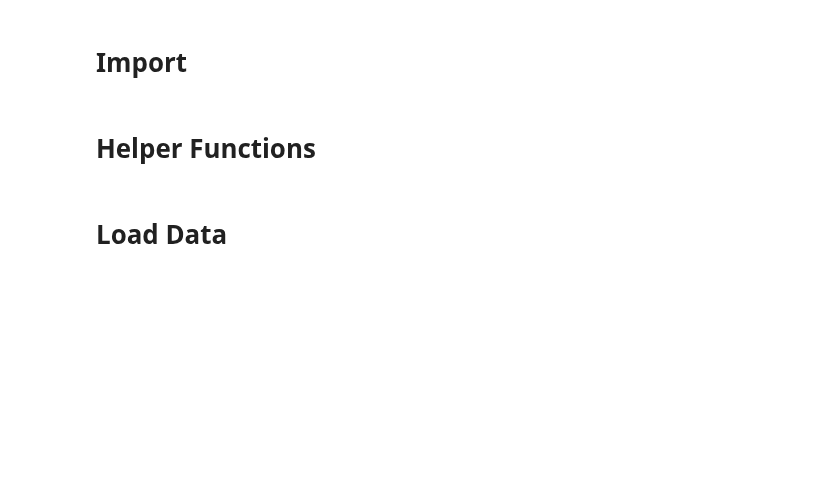
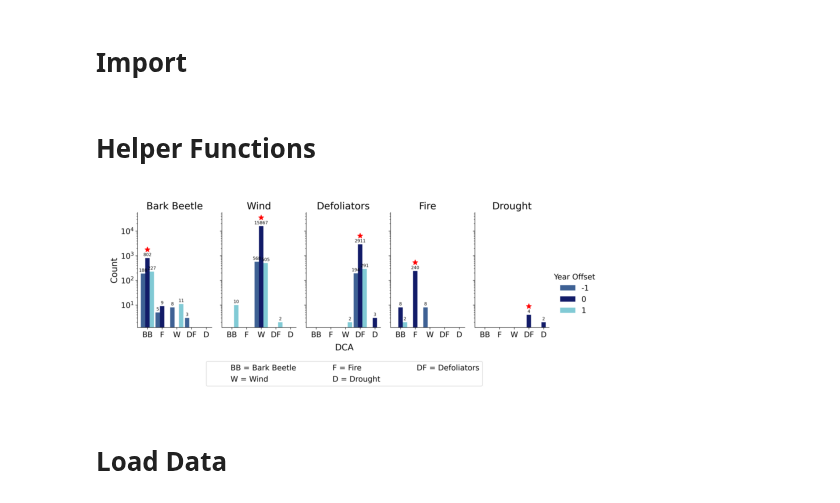
Before and after one commit to Franziska279/ForExD-WP1-P1, a Jupyter notebook: src/09_timeseries_plot.ipynb, the cells around one changed output. Saved outputs shown, nothing was run; the diff lists cells and outputs as text; code cells hidden in the pictures; blank space fills up the shorter version.

```diff
--- a/src/09_timeseries_plot.ipynb
+++ b/src/09_timeseries_plot.ipynb
@@ -299,6 +308,22 @@ custom_colors = {
     'drought': '#FFBA08', # tab:yellow
     'bark_beetle': '#714709'  # tab:brown
 }
+# %%
+import matplotlib.pyplot as plt
+import matplotlib.image as mpimg
+
+# Path to your image file
+image_path = '/Net/Groups/BGI/scratch/fmueller/ForExD-WP1-P1/figures/p1_f9_disturbance_interactions_per_yearly_offset.png'
+
+# Load the image
+img = mpimg.imread(image_path)
+
+# Display the image
+plt.imshow(img)
+plt.axis('off')  # Hide the axis
+plt.show()
+# %% [output]
+[figure, added]
 # %%
 def extract_median_percentiles_distance_per_VI(data_ids, data_refdm):
 
```
Also changed, not shown: parts of 9 cells of this notebook, 1 other file.
